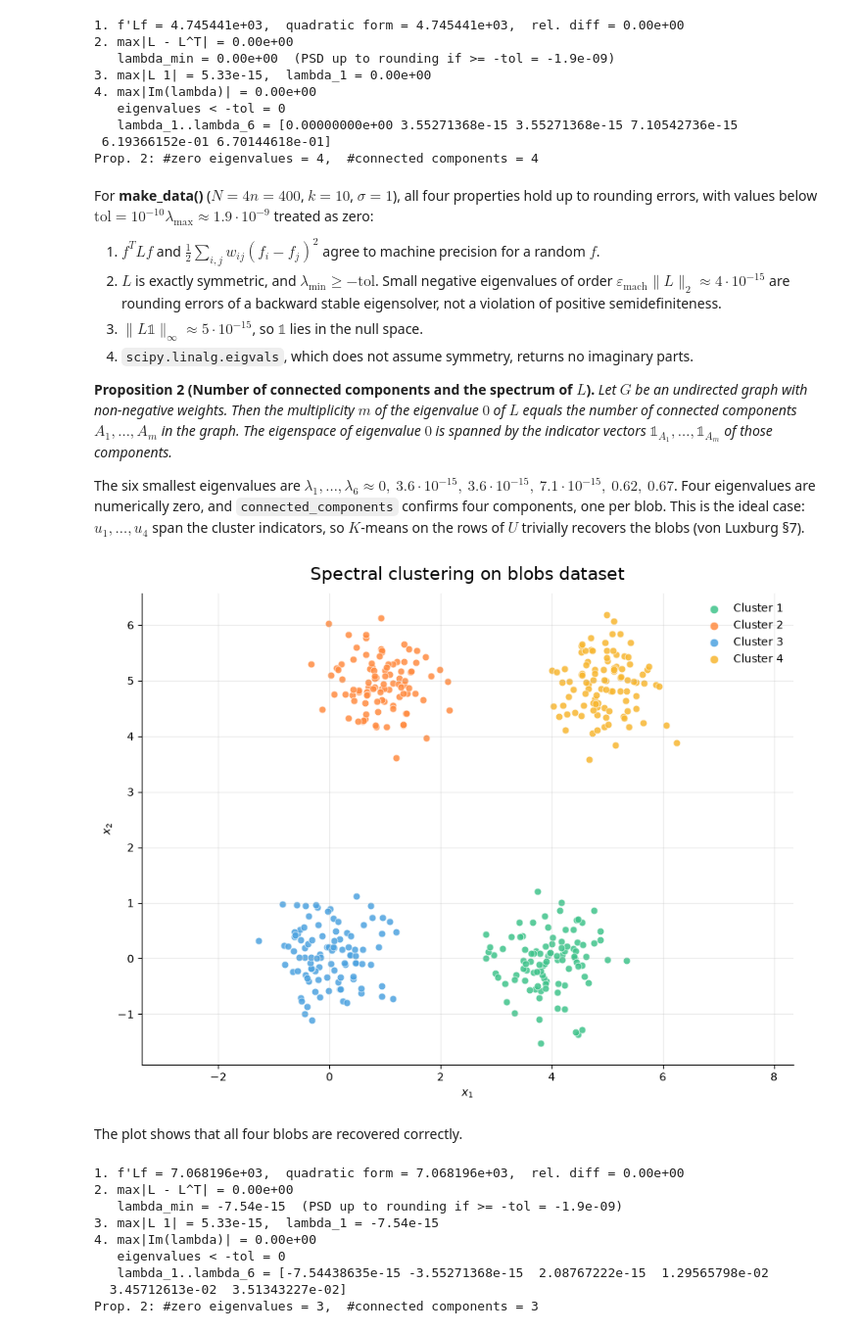
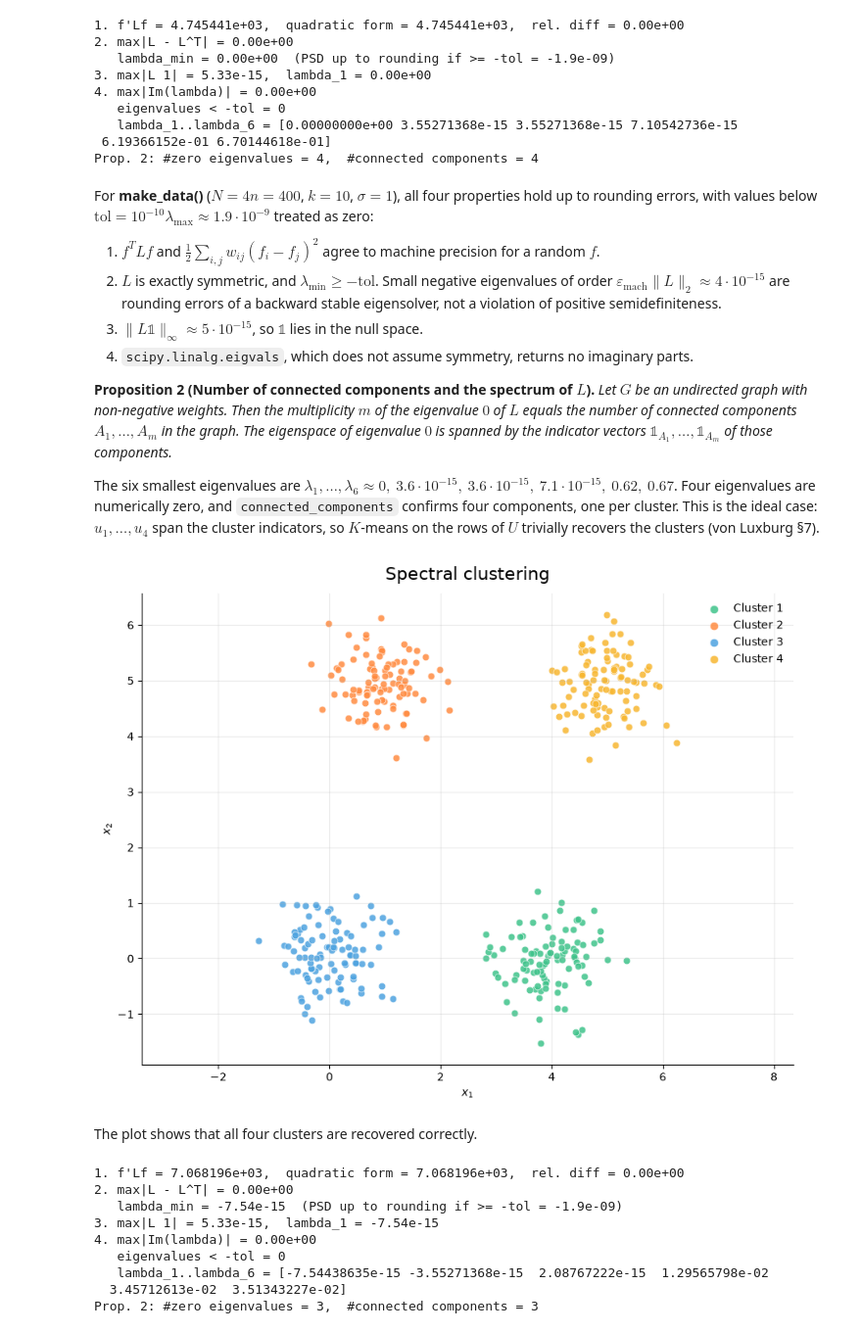
Before and after one commit to theaboge/spectral_clustering, a Jupyter notebook: handin.ipynb, the cells around one changed output. Shown at 98% size. Cells and saved outputs as stored; diff of their text form; code cells hidden in the pictures.

```diff
--- a/handin.ipynb
+++ b/handin.ipynb
@@ -174,40 +197,40 @@ $$
 3. *The smallest eigenvalue of $L$ is $0$, the corresponding eigenvector is the constant one vector $\mathbb{1}$.*
 4. *$L$ has $n$ non-negative, real-valued eigenvalues $0 = \lambda_1 \leq \lambda_2 \leq \dots \leq \lambda_n$.*
 # %%
-# Check the properties of the Laplacian matrix for the blobs dataset
+# Check the properties of the Laplacian matrix for the Gaussian dataset
 
 np.random.seed(0)
 X = make_data()
-C_blobs, L_blobs, lambdas_blobs, V_blobs = spectral_clustering(X, k=10, K=4, sigma=1)
+C_gauss, L, lambdas, V = spectral_clustering(X, k=10, K=4, sigma=1)
 
-N = L_blobs.shape[0]
-W = sp.diags(L_blobs.diagonal()) - L_blobs          # recover W = D - L (w_ii = 0)
-tol = 1e-10 * lambdas_blobs[-1]               # threshold for "numerically zero"
+N = L.shape[0]
+W = sp.diags(L.diagonal()) - L          # recover W = D - L (w_ii = 0)
+tol0 = 1e-10 * lambdas[-1]               # threshold for "numerically zero"
 ones = np.ones(N)
 
 # 1. Quadratic form: f'Lf = 1/2 sum_ij w_ij (f_i - f_j)^2, for a random f
 rng = np.random.default_rng(0)
 f = rng.standard_normal(N)
-lhs = f @ (L_blobs @ f)
+lhs = f @ (L @ f)
 Wc = W.tocoo()
 rhs = 0.5 * np.sum(Wc.data * (f[Wc.row] - f[Wc.col])**2)
 print(f"1. f'Lf = {lhs:.6e},  quadratic form = {rhs:.6e},  rel. diff = {abs(lhs - rhs) / abs(lhs):.2e}")
 
 # 2. Symmetric and positive semi-definite
-print(f"2. max|L - L^T| = {abs(L_blobs - L_blobs.T).max():.2e}")
-print(f"   lambda_min = {lambdas_blobs[0]:.2e}  (PSD up to rounding if >= -tol = {-tol:.1e})")
+print(f"2. max|L - L^T| = {abs(L - L.T).max():.2e}")
+print(f"   lambda_min = {lambdas[0]:.2e}  (PSD up to rounding if >= -tol0 = {-tol0:.1e})")
 
 # 3. Smallest eigenvalue 0 with eigenvector 1
-print(f"3. max|L 1| = {np.abs(L_blobs @ ones).max():.2e},  lambda_1 = {lambdas_blobs[0]:.2e}")
+print(f"3. max|L 1| = {np.abs(L @ ones).max():.2e},  lambda_1 = {lambdas[0]:.2e}")
 
 # 4. Real, non-negative eigenvalues (eigvals = general solver, does not assume symmetry)
-ev = la.eigvals(L_blobs.toarray())
+ev = la.eigvals(L.toarray())
 print(f"4. max|Im(lambda)| = {np.abs(ev.imag).max():.2e}")
-print(f"   eigenvalues < -tol = {np.sum(lambdas_blobs < -tol)}")
-print(f"   lambda_1..lambda_6 = {lambdas_blobs[:6]}")
+print(f"   eigenvalues < -tol0 = {np.sum(lambdas < -tol0)}")
+print(f"   lambda_1..lambda_6 = {lambdas[:6]}")
 
 # Proposition 2: multiplicity of 0 = number of connected components
-m = np.sum(np.abs(lambdas_blobs) < tol)
+m = np.sum(np.abs(lambdas) < tol0)
 n_comp, comp_labels = connected_components(W, directed=False)
 print(f"Prop. 2: #zero eigenvalues = {m},  #connected components = {n_comp}")
 # %% [output]
@@ -230,13 +253,13 @@ For **make_data()** ($N = 4n = 400$, $k = 10$, $\sigma = 1$), all four propertie
 
 **Proposition 2 (Number of connected components and the spectrum of $L$).** *Let $G$ be an undirected graph with non-negative weights. Then the multiplicity $m$ of the eigenvalue $0$ of $L$ equals the number of connected components $A_1, \dots, A_m$ in the graph. The eigenspace of eigenvalue $0$ is spanned by the indicator vectors $\mathbb{1}_{A_1}, \dots, \mathbb{1}_{A_m}$ of those components.*
 
-The six smallest eigenvalues are $\lambda_1, \dots, \lambda_6 \approx 0,\ 3.6\cdot 10^{-15},\ 3.6\cdot 10^{-15},\ 7.1\cdot 10^{-15},\ 0.62,\ 0.67$. Four eigenvalues are numerically zero, and `connected_components` confirms four components, one per blob. This is the ideal case: $u_1, \dots, u_4$ span the cluster indicators, so $K$-means on the rows of $U$ trivially recovers the blobs (von Luxburg §7).
+The six smallest eigenvalues are $\lambda_1, \dots, \lambda_6 \approx 0,\ 3.6\cdot 10^{-15},\ 3.6\cdot 10^{-15},\ 7.1\cdot 10^{-15},\ 0.62,\ 0.67$. Four eigenvalues are numerically zero, and `connected_components` confirms four components, one per cluster. This is the ideal case: $u_1, \dots, u_4$ span the cluster indicators, so $K$-means on the rows of $U$ trivially recovers the clusters (von Luxburg §7).
 # %%
-plot_clusters(X, C_blobs, title="Spectral clustering on blobs dataset")
+plot_clusters(X, C_gauss, title="Spectral clustering")
 # %% [output]
-[figure, old version]
+[figure, new version]
 # %% [markdown]
-The plot shows that all four blobs are recovered correctly.
+The plot shows that all four clusters are recovered correctly.
 # %%
 # Check the properties of the Laplacian matrix for the moons dataset
 
```
Also changed, not shown: parts of 33 cells of this notebook.
